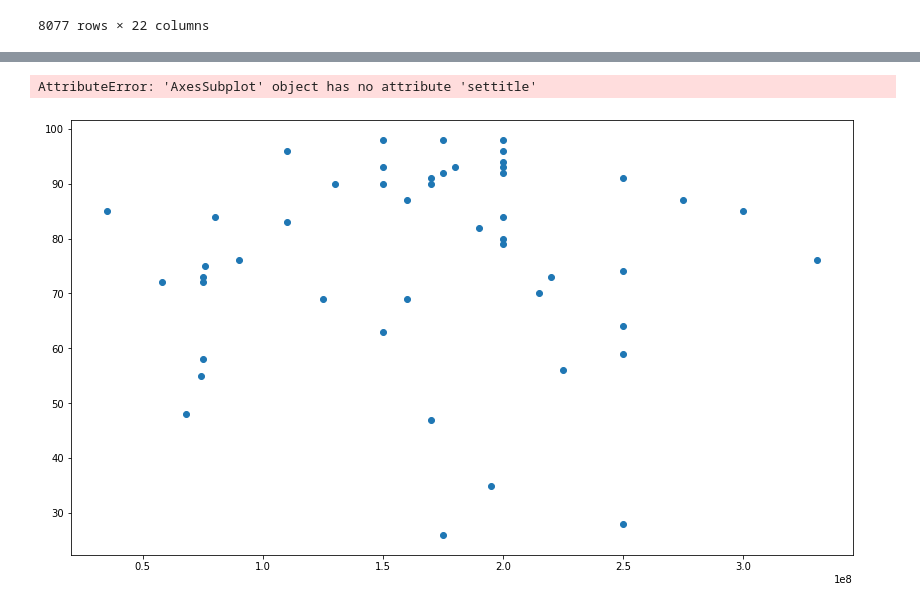
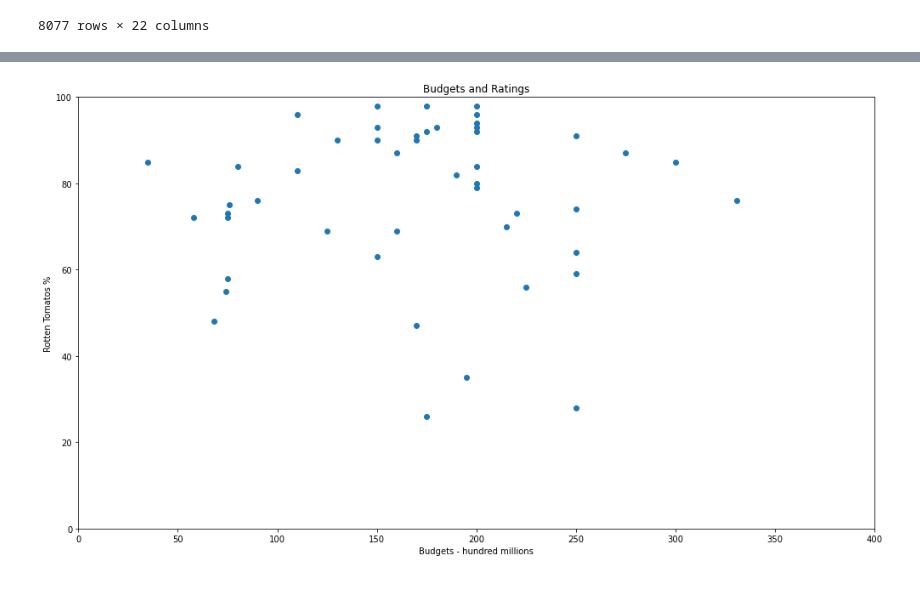
Before and after one commit to kinghenderson/microsoft_movie_analysis, a Jupyter notebook: Gross Value .ipynb, the cells around one changed output, grey strips where cells are left out. Drawn from its saved outputs; the diff is of its cells as text; code cells hidden in the pictures.

```diff
--- a/Gross Value .ipynb
+++ b/Gross Value .ipynb
@@ -190,22 +170,27 @@ ratings_production_df
 # %%
 fig, ax = plt.subplots(figsize=(14,8))
 data = ratings_production_df[['production_budget', 'tomatometer_rating']]
-x = data['production_budget']
+x = data[['production_budget']]/1000000
 y = data['tomatometer_rating']
 ax.scatter(x,y)
 
-#z = np.polyfit(x, y, 1)
-#p = np.poly1d(z)
-#plt.plot(x,p(x), "r--")
+plt.xlim(0,400)
+plt.ylim(0,100)
 
-ax.settitle("Budgets and Ratings")
-ax.setylabel("Rotten Tomatos %")
-ax.setxlabel("Budgets - millions")
-ax.ylim(0,100)
-ax.xlim(0,350)
-ax.setp(ax,yticks=[0,25,50,75,100])
-ax.tight_layout()
-ax.show()
+# z = np.polyfit(x, y, 1)
+# p = np.poly1d(z)
+# plt.plot(x,p(x), "r--")
+
+# z = np.polyfit(data['production_budget'], y, 1)
+# p = np.poly1d(z)
+
+plt.plot(data['production_budget'],p(x), "r--")
+
+ax.set_title("Budgets and Ratings")
+ax.set_ylabel("Rotten Tomatos %")
+ax.set_xlabel("Budgets - hundred millions")
+
+plt.tight_layout()
+plt.show()
 # %% [output]
-AttributeError: 'AxesSubplot' object has no attribute 'settitle'
-[figure, old version]
+[figure, new version]
```
Also changed, not shown: parts of 8 cells of this notebook, 2 other files.
